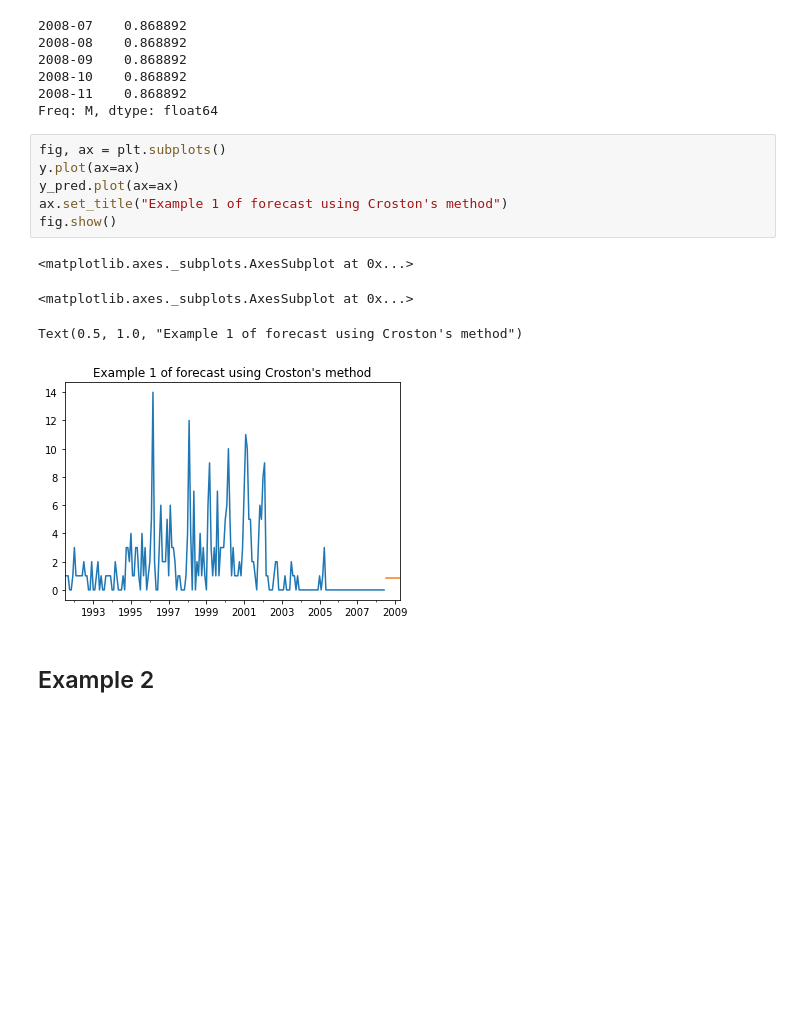
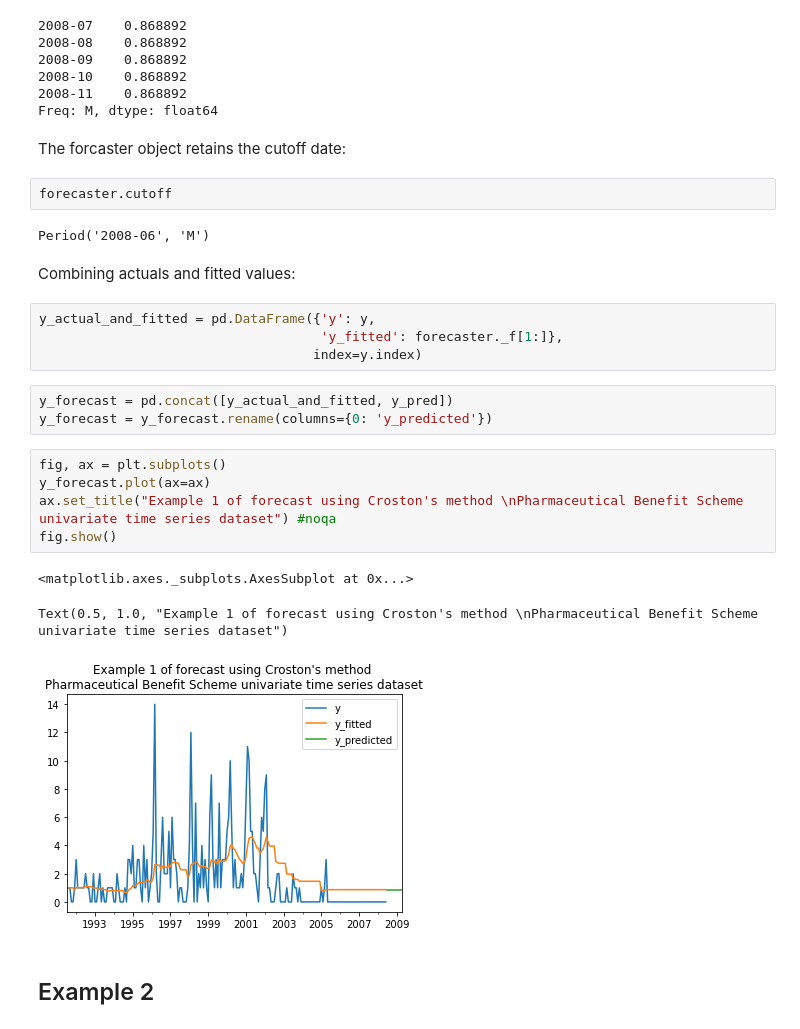
Before and after one commit to nayefahmad/time-series-notes, a Jupyter notebook: src/2022-02-18_crostons-method-for-forecasting-intermittent-demand.ipynb, the cells around one changed output. Drawn from its saved outputs; the diff is of its cells as text; blank space fills up the shorter version.

Commit message:
Update E.g. 1 with fitted values on graph

```diff
--- a/src/2022-02-18_crostons-method-for-forecasting-intermittent-demand.ipynb
+++ b/src/2022-02-18_crostons-method-for-forecasting-intermittent-demand.ipynb
@@ -57,17 +57,30 @@ Croston()
 2008-10    0.868892
 2008-11    0.868892
 Freq: M, dtype: float64
+# %% [markdown]
+The forcaster object retains the cutoff date:
+# %%
+forecaster.cutoff
+# %% [output]
+Period('2008-06', 'M')
+# %% [markdown]
+Combining actuals and fitted values:
+# %%
+y_actual_and_fitted = pd.DataFrame({'y': y,
+                                    'y_fitted': forecaster._f[1:]},
+                                   index=y.index)
+# %%
+y_forecast = pd.concat([y_actual_and_fitted, y_pred])
+y_forecast = y_forecast.rename(columns={0: 'y_predicted'})
 # %%
 fig, ax = plt.subplots()
-y.plot(ax=ax)
-y_pred.plot(ax=ax)
-ax.set_title("Example 1 of forecast using Croston's method")
+y_forecast.plot(ax=ax)
+ax.set_title("Example 1 of forecast using Croston's method \nPharmaceutical Benefit Scheme univariate time series dataset") #noqa
 fig.show()
 # %% [output]
 <matplotlib.axes._subplots.AxesSubplot at 0x...>
-<matplotlib.axes._subplots.AxesSubplot at 0x...>
+Text(0.5, 1.0, "Example 1 of forecast using Croston's method \nPharmaceutical Benefit Scheme univariate time series dataset")
-Text(0.5, 1.0, "Example 1 of forecast using Croston's method")
-[figure, old version]
+[figure, new version]
 # %% [markdown]
 ## Example 2
 # %% [markdown]
```
Also changed, not shown: parts of 2 cells of this notebook, 1 other file.
